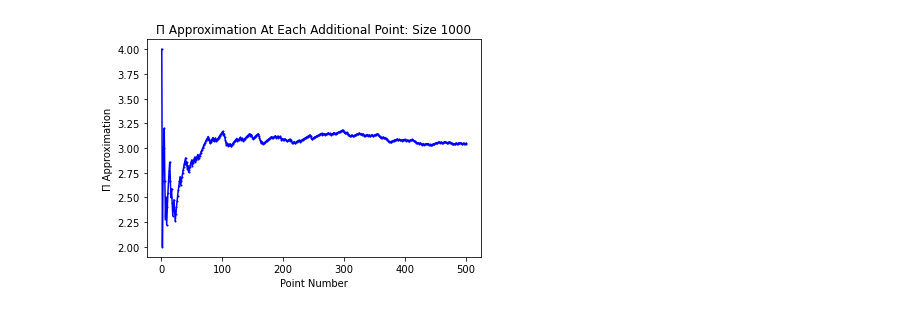
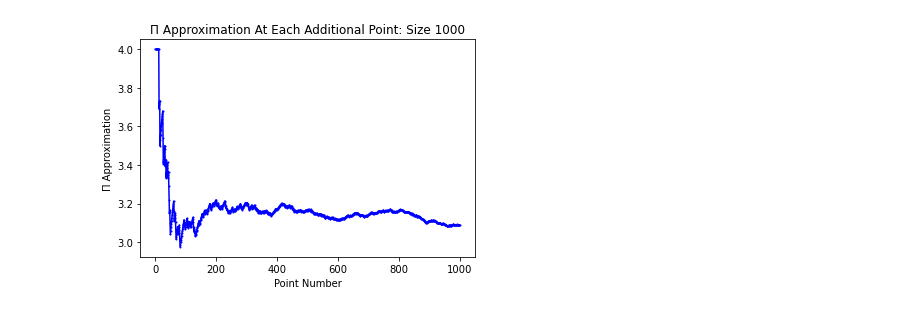
Before and after one commit to maxmandel/MonteCarlo, a Jupyter notebook: MCSim_Pi.ipynb, the cells around one changed output. Drawn from its saved outputs; the diff is of its cells as text; code cells hidden in the pictures.

```diff
--- a/MCSim_Pi.ipynb
+++ b/MCSim_Pi.ipynb
@@ -163,4 +164,4 @@ viz_perstep_approx(500, 1000)
 # %%
-viz_perstep_approx(1000, 500)
+viz_perstep_approx(1000, 1000)
 # %% [output]
-[figure, old version]
+[figure, new version]
```
Also changed, not shown: parts of 8 cells of this notebook.
